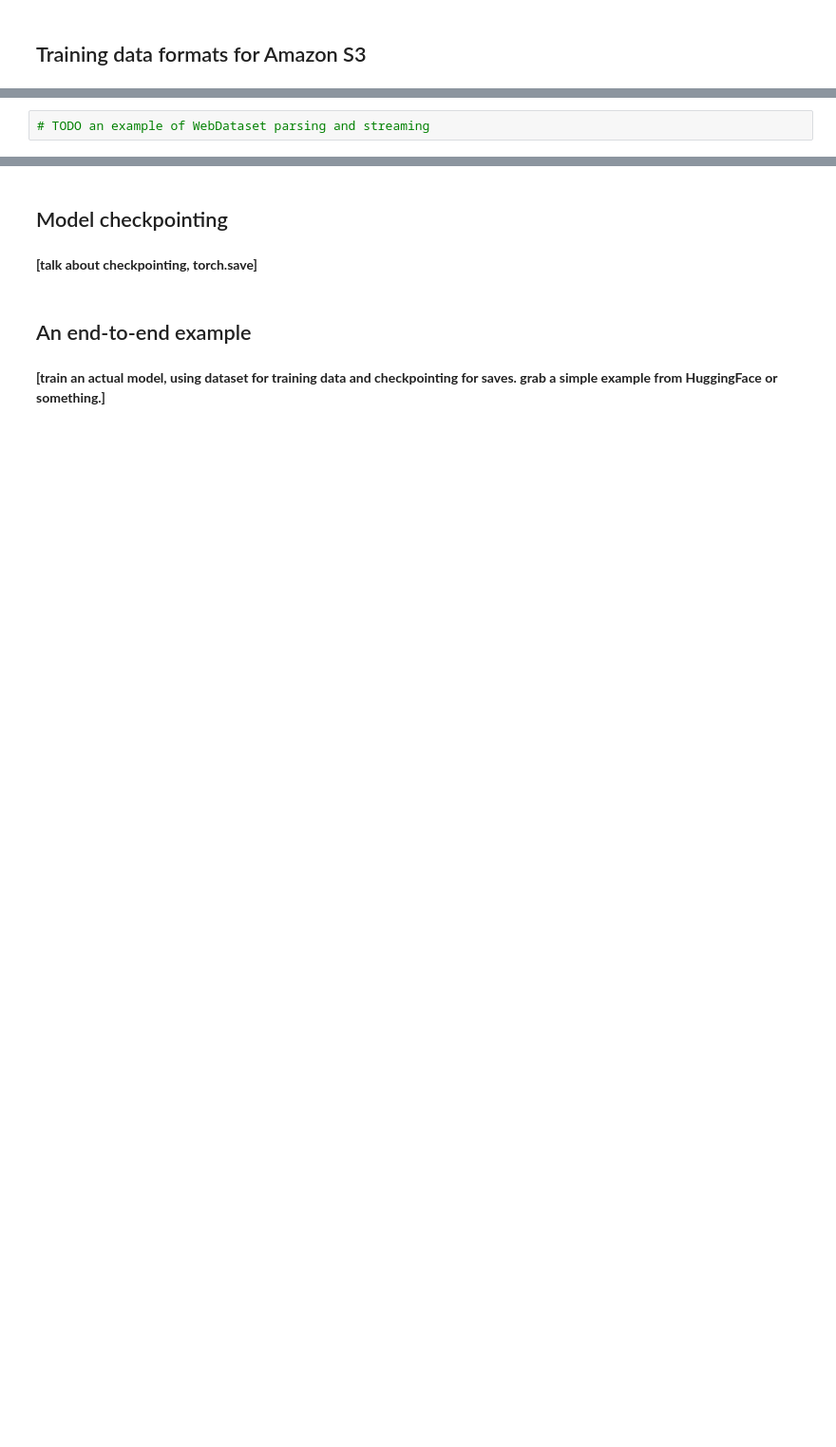
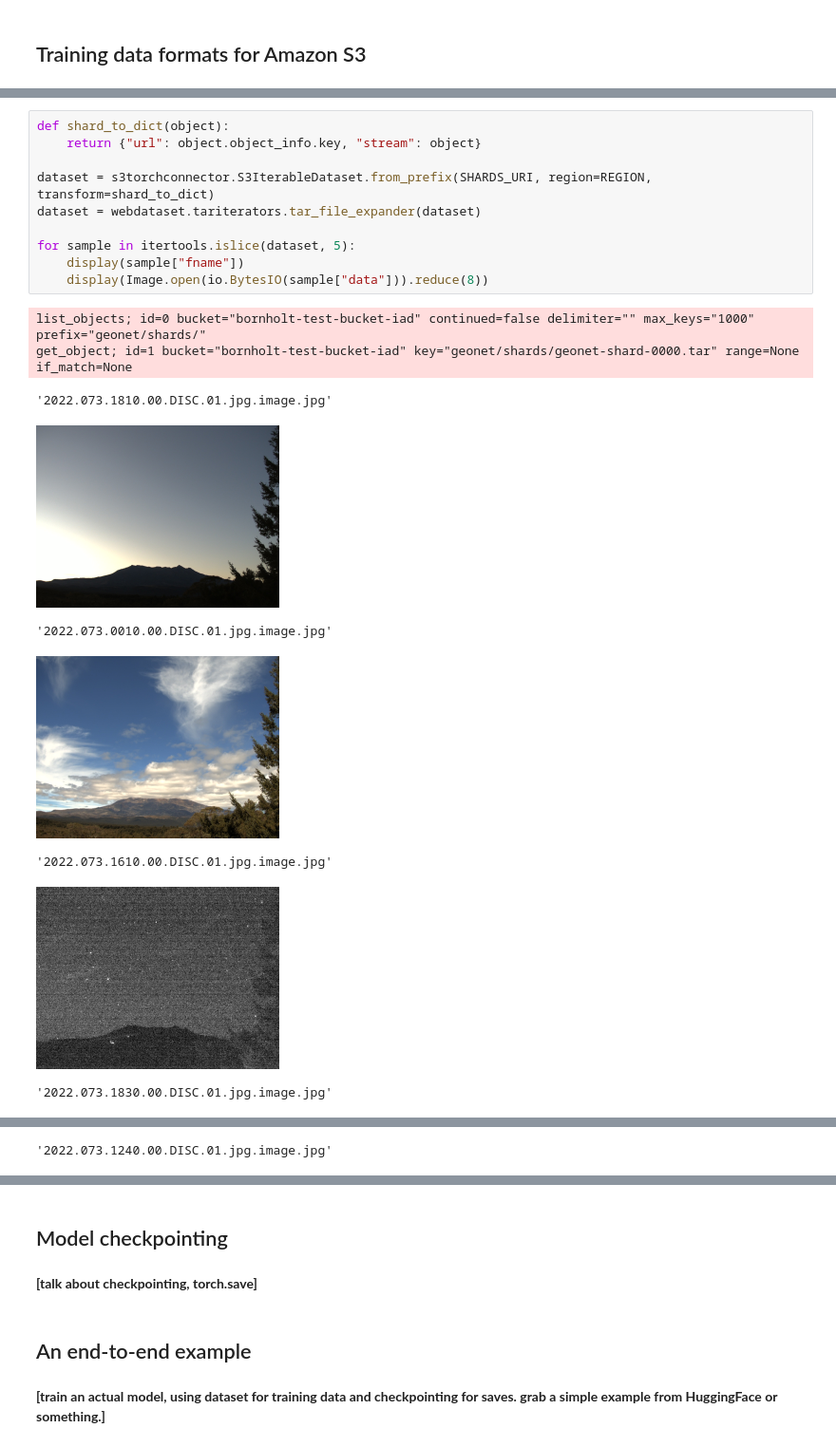
Before and after one commit to awslabs/s3-connector-for-pytorch, a Jupyter notebook: examples/Getting started with the Amazon S3 Connector for PyTorch.ipynb, the cells around one changed output, grey strips where cells are left out. Shown at 95% size. Cells and saved outputs as stored; diff of their text form; blank space fills up the shorter version.

```diff
--- a/examples/Getting started with the Amazon S3 Connector for PyTorch.ipynb
+++ b/examples/Getting started with the Amazon S3 Connector for PyTorch.ipynb
@@ -73,4 +223,22 @@ There are several ways to collect training data into shards. For textual data us
 
 For example, you can use `S3IterableDataset` to stream training data stored in S3 in WebDataset format:
 # %%
-# TODO an example of WebDataset parsing and streaming
+def shard_to_dict(object):
+    return {"url": object.object_info.key, "stream": object}
+
+dataset = s3torchconnector.S3IterableDataset.from_prefix(SHARDS_URI, region=REGION, transform=shard_to_dict)
+dataset = webdataset.tariterators.tar_file_expander(dataset)
+
+for sample in itertools.islice(dataset, 5):
+    display(sample["fname"])
+    display(Image.open(io.BytesIO(sample["data"])).reduce(8))
+# %% [output]
+list_objects; id=0 bucket="bornholt-test-bucket-iad" continued=false delimiter="" max_keys="1000" prefix="geonet/shards/"
+get_object; id=1 bucket="bornholt-test-bucket-iad" key="geonet/shards/geonet-shard-0000.tar" range=None if_match=None
+'2022.073.1810.00.DISC.01.jpg.image.jpg'
+[figure, added]
+'2022.073.0010.00.DISC.01.jpg.image.jpg'
+[figure, added]
+'2022.073.1610.00.DISC.01.jpg.image.jpg'
+[figure, added]
+'2022.073.1830.00.DISC.01.jpg.image.jpg'
@@ -76,0 +246 @@ For example, you can use `S3IterableDataset` to stream training data stored in S
+'2022.073.1240.00.DISC.01.jpg.image.jpg'
```
Also changed, not shown: parts of 34 cells of this notebook.
